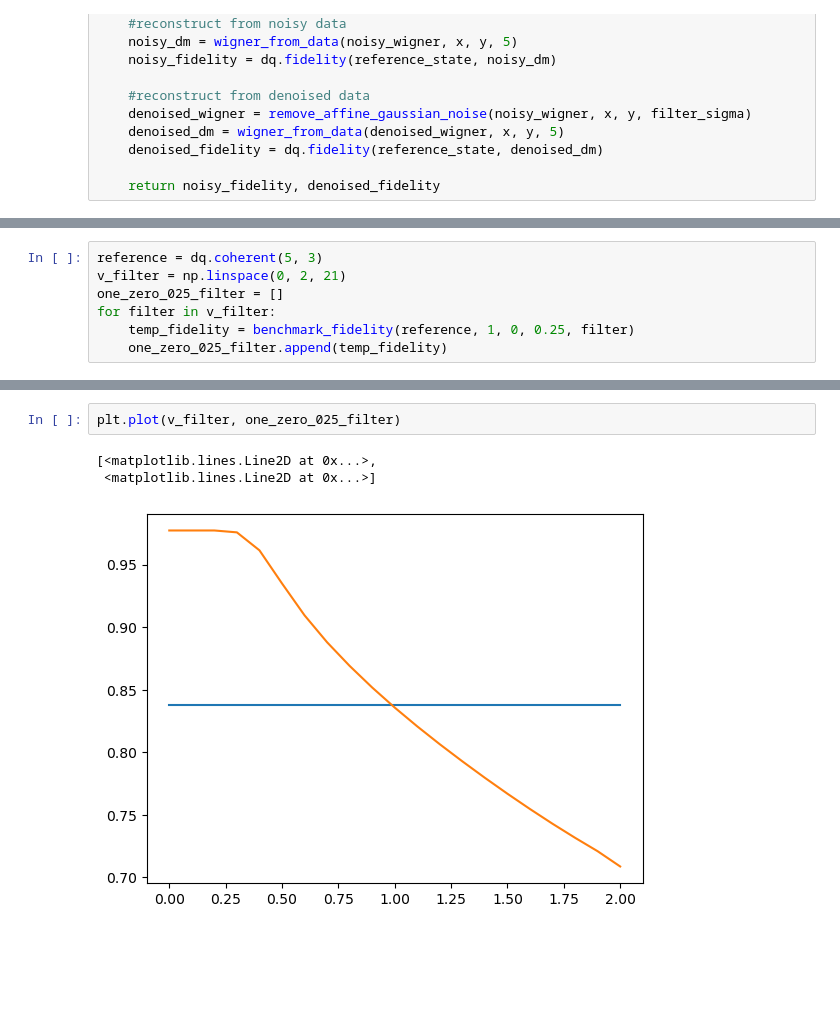
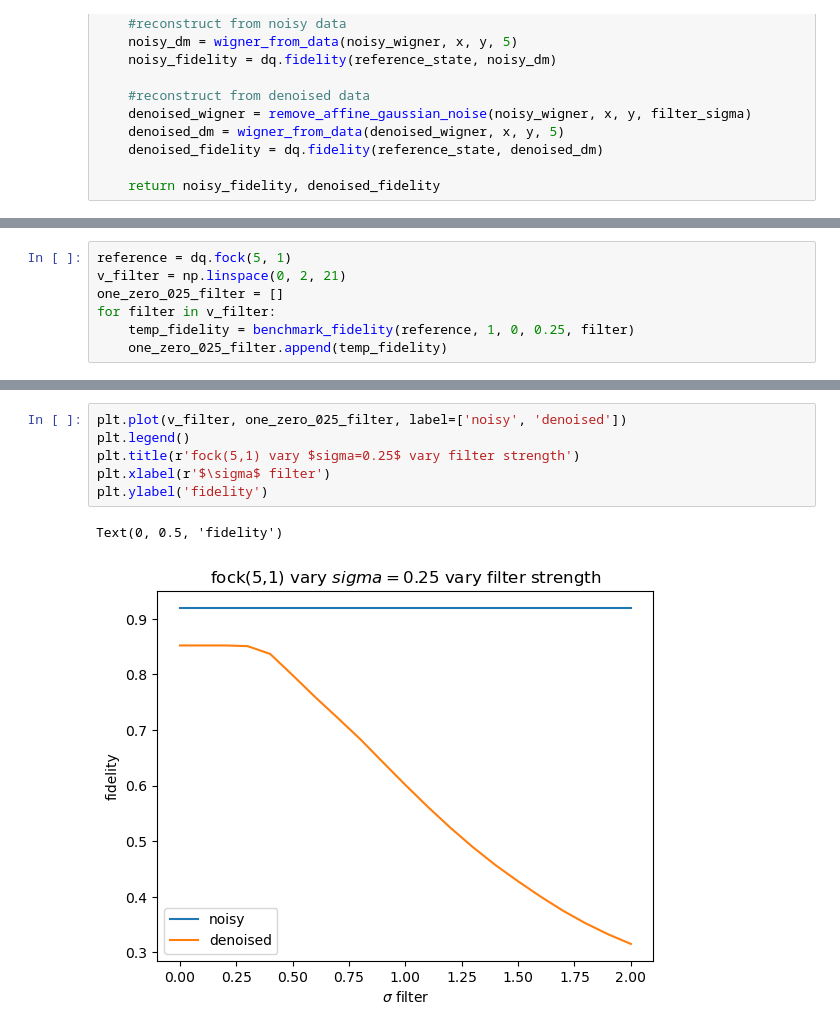
Before and after one commit to Jan5113/QHack25, a Jupyter notebook: denoising.ipynb, the cells around one changed output, grey strips where cells are left out. Saved outputs shown, nothing was run; the diff lists cells and outputs as text; blank space fills up the shorter version.

```diff
--- a/denoising.ipynb
+++ b/denoising.ipynb
@@ -173,5 +195,5 @@ plt.plot(v_noise, one_zero_noise_zero)
 # %%
-reference = dq.coherent(5, 3)
+reference = dq.fock(5, 1)
 v_filter = np.linspace(0, 2, 21)
 one_zero_025_filter = []
 for filter in v_filter:
@@ -198,6 +220,9 @@ for filter in v_filter:
 # %%
-plt.plot(v_filter, one_zero_025_filter)
+plt.plot(v_filter, one_zero_025_filter, label=['noisy', 'denoised'])
+plt.legend()
+plt.title(r'fock(5,1) vary $sigma=0.25$ vary filter strength')
+plt.xlabel(r'$\sigma$ filter')
+plt.ylabel('fidelity')
 # %% [output]
-[<matplotlib.lines.Line2D at 0x...>,
- <matplotlib.lines.Line2D at 0x...>]
+Text(0, 0.5, 'fidelity')
-[figure, old version]
+[figure, new version]
```
Also changed, not shown: parts of 34 cells of this notebook.
